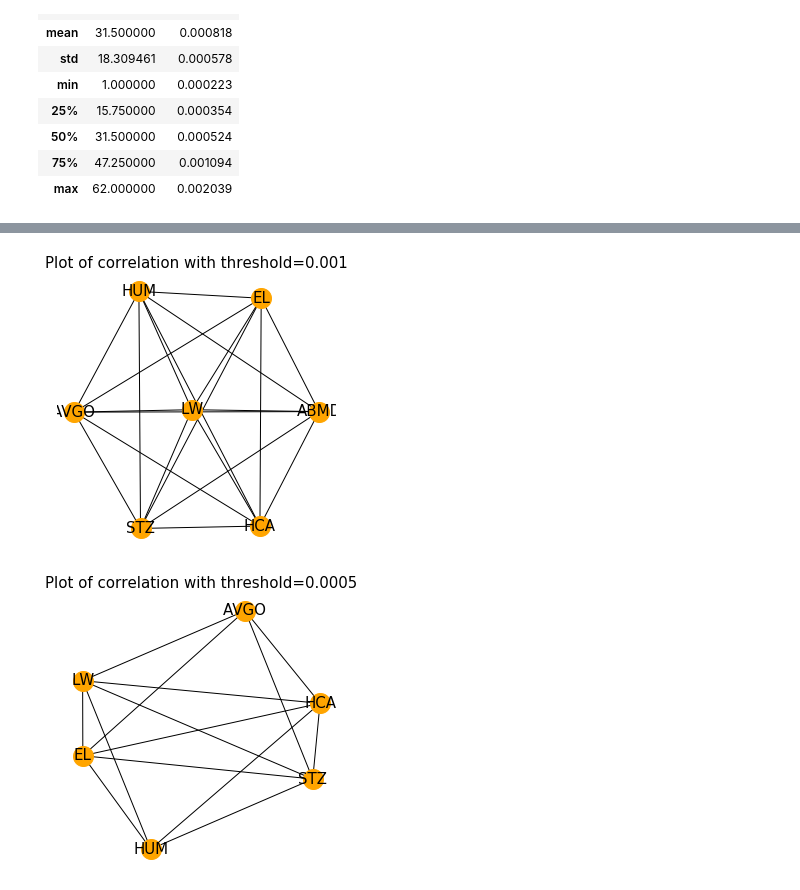
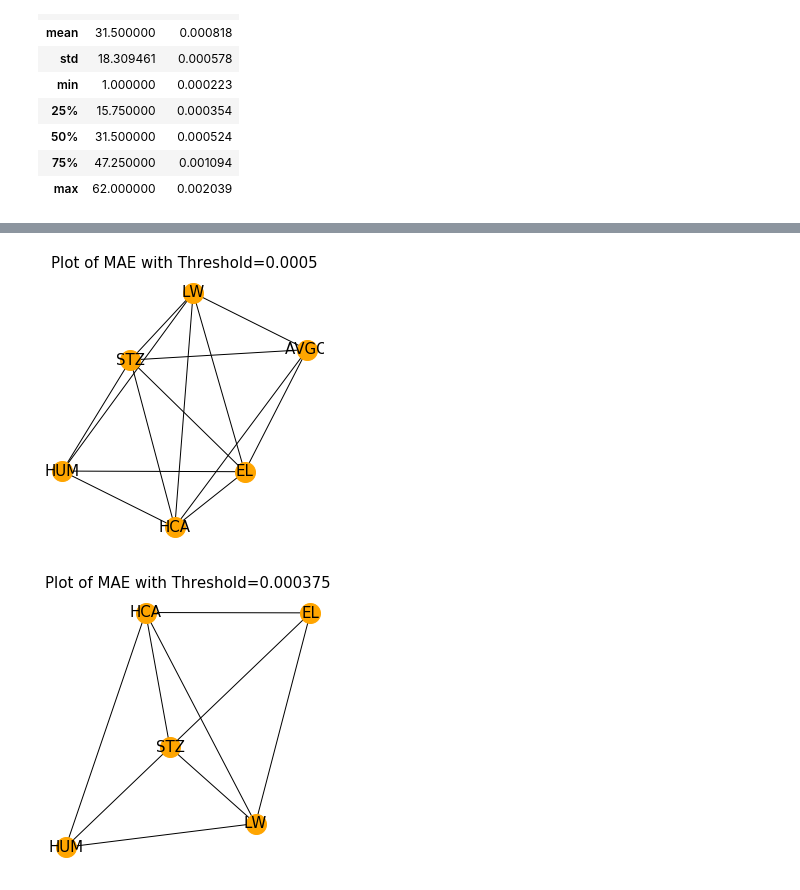
Before and after one commit to yhl116/FSPCW, a Jupyter notebook: part5/Graphs in Finance.ipynb, the cells around one changed output, grey strips where cells are left out. Drawn from its saved outputs; the diff is of its cells as text; code cells hidden in the pictures.

```diff
--- a/part5/Graphs in Finance.ipynb
+++ b/part5/Graphs in Finance.ipynb
@@ -415,7 +422,7 @@ def draw_mae_graph(df, threshold=0.2, figsize=(5, 5)):
 
     graph = nx.from_pandas_edgelist(stack_filtered, 'Stock 1', 'Stock 2')
     plt.figure(figsize=figsize)
-    plt.title(f'Plot of correlation with threshold={threshold}', fontsize = 15)
+    plt.title(f'Plot of MAE with Threshold={threshold}', fontsize = 15)
     nx.draw(graph,
             with_labels=True,
             node_color='orange',
@@ -469,16 +477,17 @@ Text(0, 0.5, 'Density')
 [figure]
 # %%
 # The same intuition applies from plotting the correlation graph
-# It is seen that there is a spike in density with mae < 0.001, we first plot this graph and reduce the threshold
+# It is seen that there is a spike in density with mae < 0.0005, we first plot this graph and reduce the threshold
 # if it is still too congested
 
-draw_mae_graph(chosen_stock_return, threshold=0.001)
+draw_mae_graph(chosen_stock_return, threshold=0.0005)
+
 plt.savefig("images//mae_graph_congested")
 # %% [output]
-[figure, old version]
+[figure, new version]
 # %%
-draw_mae_graph(chosen_stock_return, threshold=0.0005)
-plt.savefig("images//mae_graph_congested")
+draw_mae_graph(chosen_stock_return, threshold=0.000375)
+plt.savefig("images//mae_graph")
 # %% [output]
-[figure, old version]
+[figure, new version]
 # %%
```
Also changed, not shown: parts of 6 cells of this notebook, 8 other files.
